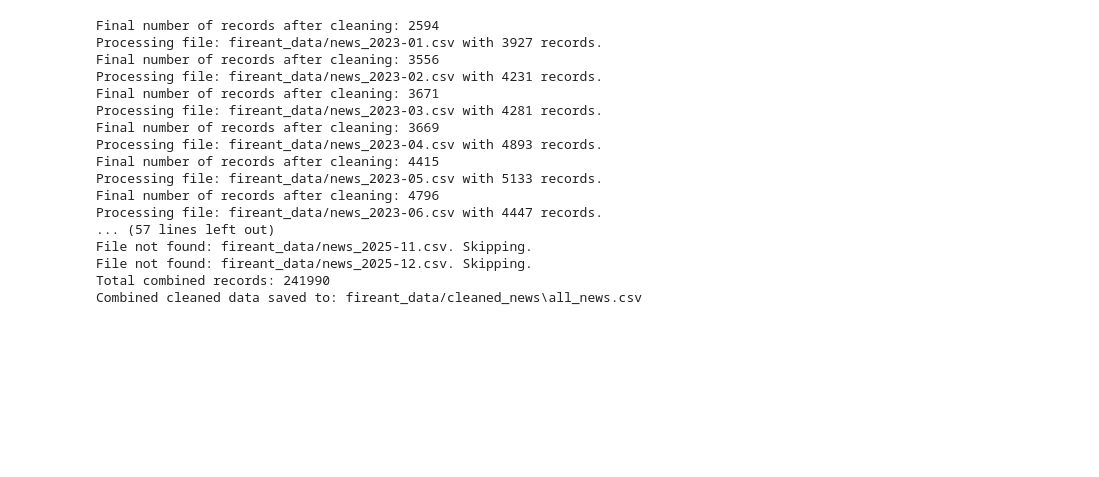
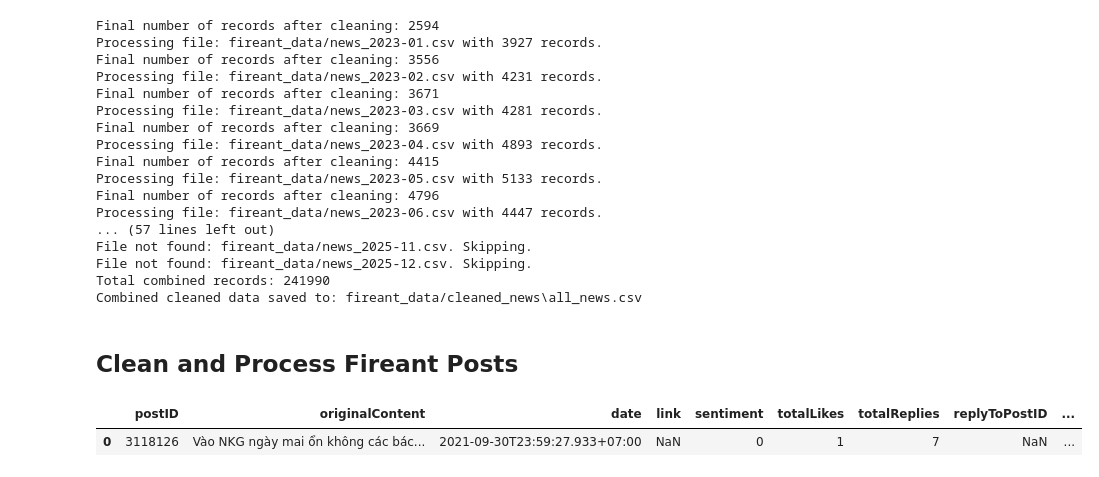
Before and after one commit to Bui-Minh-Quan/bigdata-datamining-project, a Jupyter notebook: fireant_data_preprocessing.ipynb, the cells around one changed output. Cells and saved outputs as stored; diff of their text form; code cells hidden in the pictures; blank space fills up the shorter version.

Commit message:
Finished Cleaning and Processing Posts and Replies

```diff
--- a/fireant_data_preprocessing.ipynb
+++ b/fireant_data_preprocessing.ipynb
@@ -288,3 +197,11 @@ File not found: fireant_data/news_2025-11.csv. Skipping.
 File not found: fireant_data/news_2025-12.csv. Skipping.
 Total combined records: 241990
 Combined cleaned data saved to: fireant_data/cleaned_news\all_news.csv
+# %% [markdown]
+## Clean and Process Fireant Posts
+# %%
+posts_demo = pd.read_csv('fireant_data/posts_2021-09.csv')
+posts_demo.head(1)
+# %% [output]
+|  | postID | originalContent | date | link | sentiment | totalLikes | totalReplies | replyToPostID | ... |
+| 0 | 3118126 | Vào NKG ngày mai ổn không các bác... | 2021-09-30T23:59:27.933+07:00 | NaN | 0 | 1 | 7 | NaN | ... |
```
Also changed, not shown: parts of 9 cells of this notebook.
